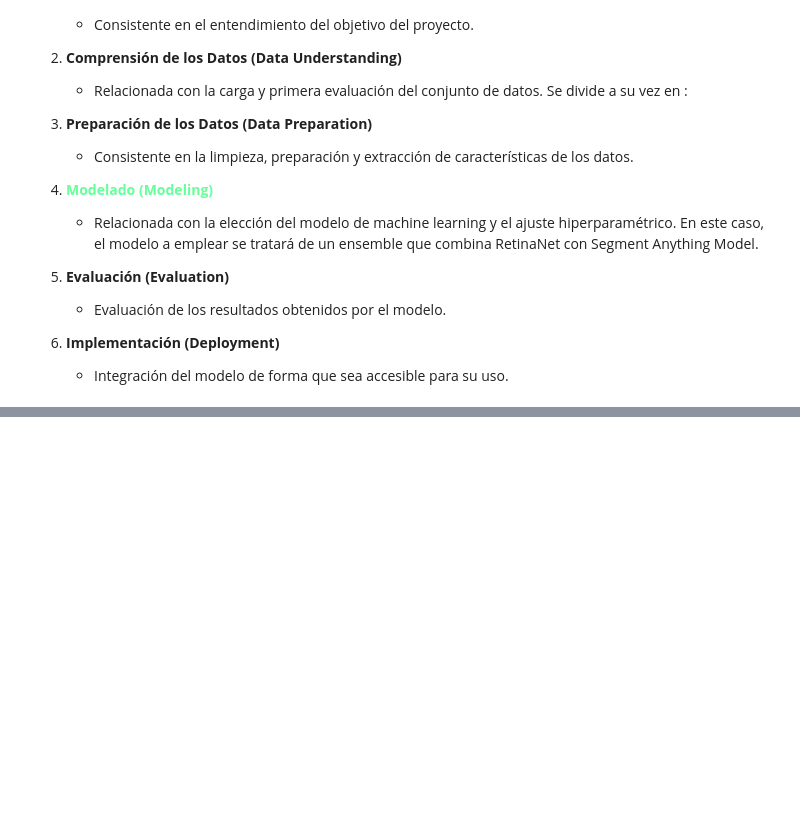
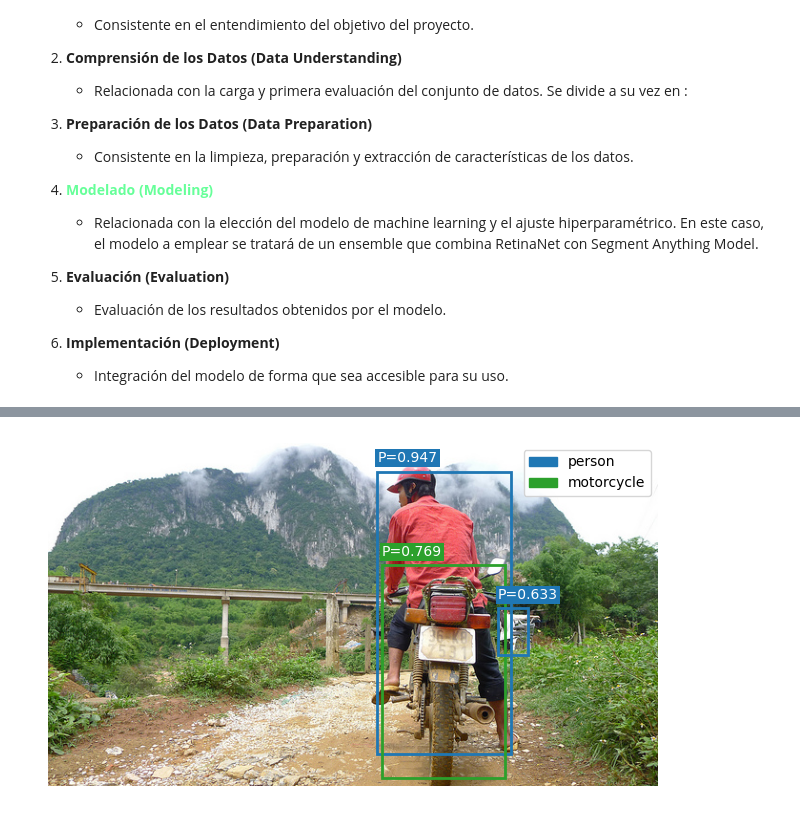
Before and after one commit to rucasca/TFM, a Jupyter notebook: src/data_modeling_RetinaNet.ipynb, the cells around one changed output, grey strips where cells are left out. Cells and saved outputs as stored; diff of their text form; code cells hidden in the pictures; blank space fills up the shorter version.

```diff
--- a/src/data_modeling_RetinaNet.ipynb
+++ b/src/data_modeling_RetinaNet.ipynb
@@ -82,0 +257,2 @@ plt.show()
+# %%
+color_map = {cls: plt.cm.get_cmap('tab10')(i) for i, cls in enumerate(id_objetives)}
@@ -82,0 +279,26 @@ plt.show()
+# %%
+fig, ax = plt.subplots()
+ax.imshow(image)
+
+# Draw boxes with labels
+classess_found = []
+for box, score, label in zip(outputs[0]['boxes'], outputs[0]['scores'], outputs[0]['labels']):
+    if(label in id_objetives and score > CONS_TRHESHOLD):
+        x_min, y_min, x_max, y_max = box
+        width, height = x_max - x_min, y_max - y_min
+        color = color_map[label.item()]
+        rect = patches.Rectangle((x_min, y_min), width, height, linewidth=2,
+                                edgecolor=color, facecolor='none')
+        ax.add_patch(rect)
+        ax.text(x_min, y_min - 10, f"P="+str(round(score.item(), 3)), color='white', fontsize=10,bbox=dict(facecolor=color, edgecolor='none', pad=1.5))
+        classess_found.append(label)
+
+# Create legend
+handles = [patches.Patch(color=color_map[cls], label=category_info_id[cls]) for cls in id_objetives if cls in classess_found]
+ax.legend(handles=handles, loc='upper right')
+
+plt.axis('off')
+plt.tight_layout()
+plt.show()
+# %% [output]
+[figure, added]
```
Also changed, not shown: parts of 28 cells of this notebook, 2 other files.
